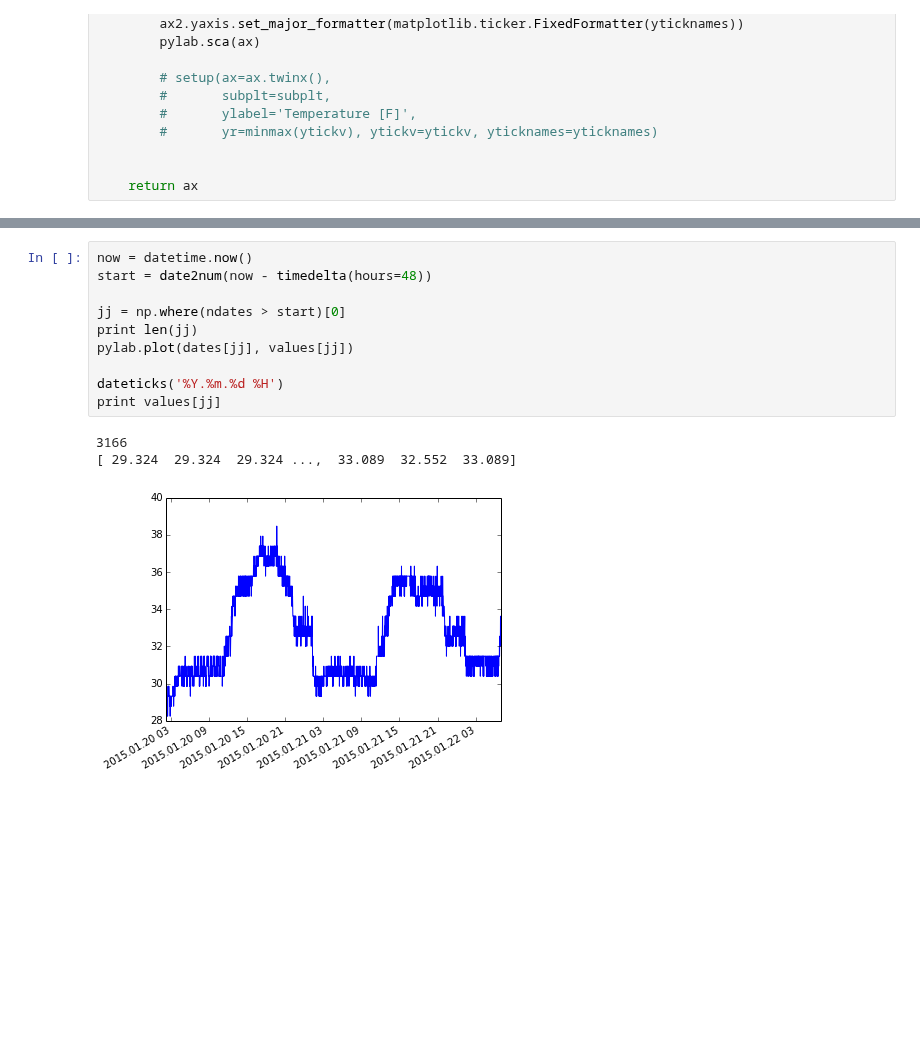
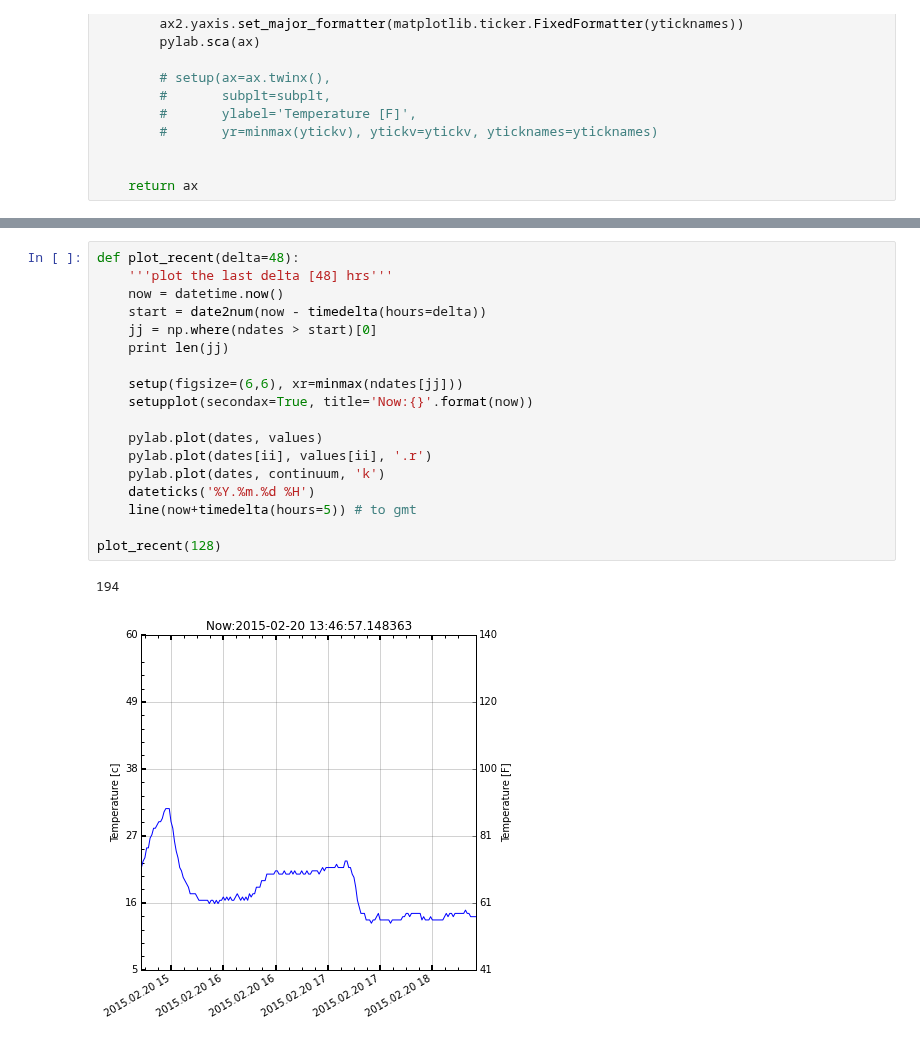
Before and after one commit to ajmendez/templog, a Jupyter notebook: notebook/xenon.ipynb, the cells around one changed output, grey strips where cells are left out. Cells and saved outputs as stored; diff of their text form; blank space fills up the shorter version.

```diff
--- a/notebook/xenon.ipynb
+++ b/notebook/xenon.ipynb
@@ -178,14 +176,21 @@ pylab.plot(ndates[jj], continuum[jj], '.k')
 # %%
-now = datetime.now()
-start = date2num(now - timedelta(hours=48))
+def plot_recent(delta=48):
+    '''plot the last delta [48] hrs'''
+    now = datetime.now()
+    start = date2num(now - timedelta(hours=delta))
+    jj = np.where(ndates > start)[0]
+    print len(jj)
 
-jj = np.where(ndates > start)[0]
-print len(jj)
-pylab.plot(dates[jj], values[jj])
+    setup(figsize=(6,6), xr=minmax(ndates[jj]))
+    setupplot(secondax=True, title='Now:{}'.format(now))
 
-dateticks('%Y.%m.%d %H')
-print values[jj]
+    pylab.plot(dates, values)
+    pylab.plot(dates[ii], values[ii], '.r')
+    pylab.plot(dates, continuum, 'k')
+    dateticks('%Y.%m.%d %H')
+    line(now+timedelta(hours=5)) # to gmt
+
+plot_recent(128)
 # %% [output]
-3166
-[ 29.324  29.324  29.324 ...,  33.089  32.552  33.089]
+194
-[figure, old version]
+[figure, new version]
```
Also changed, not shown: parts of 3 cells of this notebook.
